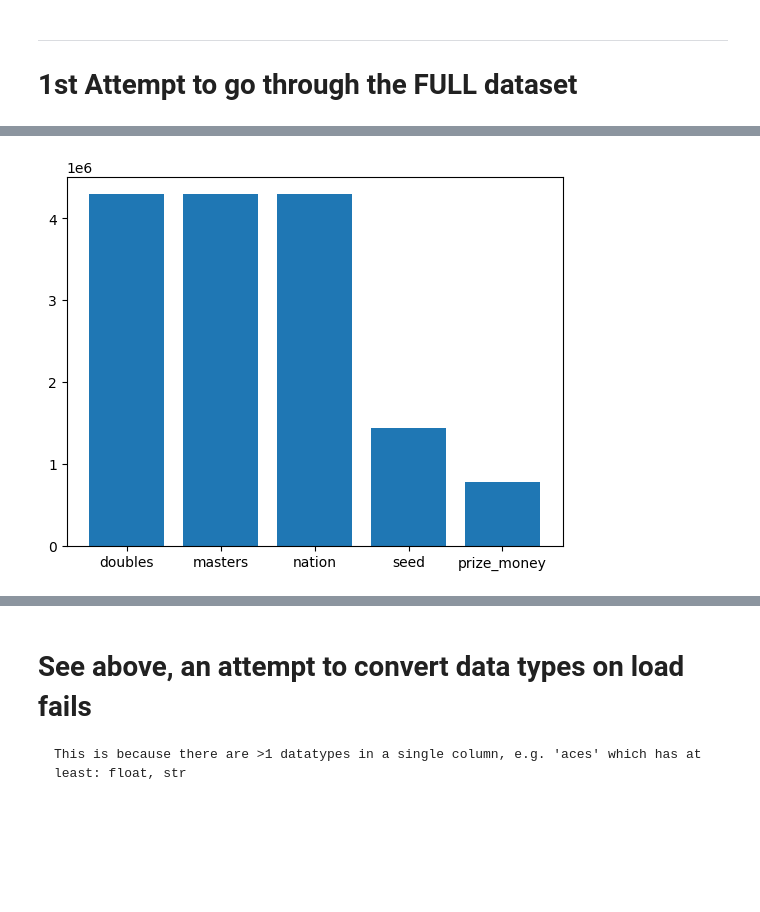
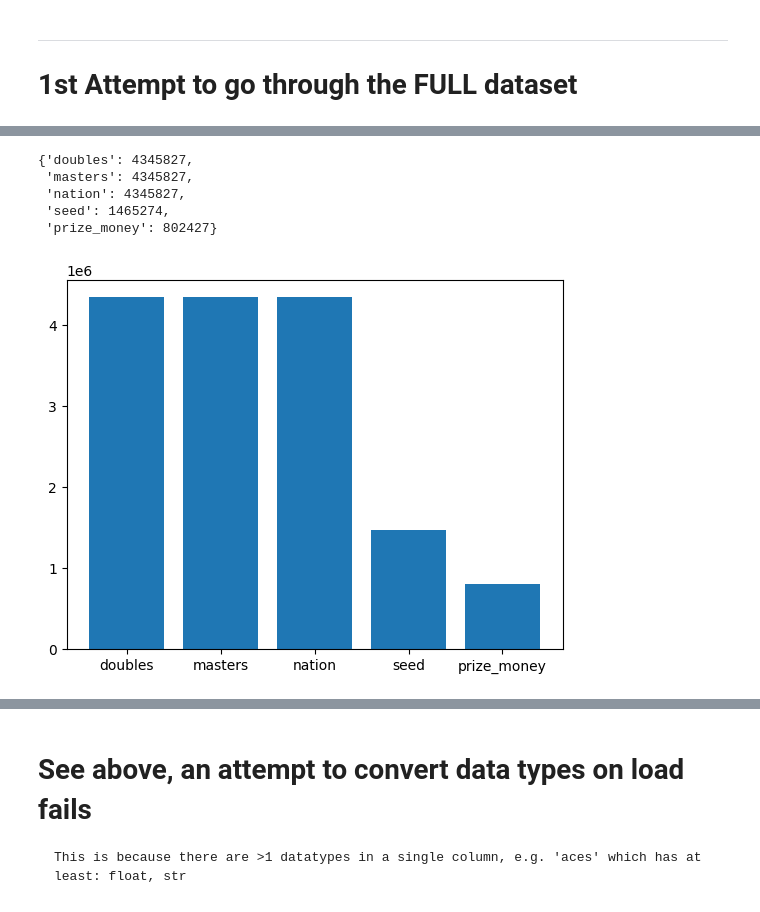
Before and after one commit to hughharford/atp, a Jupyter notebook: notebooks/01_EDA_data_cleanse.ipynb, the cells around one changed output, grey strips where cells are left out. Cells and saved outputs as stored; diff of their text form; code cells hidden in the pictures; blank space fills up the shorter version.

```diff
--- a/notebooks/01_EDA_data_cleanse.ipynb
+++ b/notebooks/01_EDA_data_cleanse.ipynb
@@ -472,8 +480,14 @@ Average MB per loop: 432.0
 # %%
 # check_completeness check_boolean_columns check_mixed_columns
 # check_numerical_columns check_key_distinguishing_columns
 D = check_key_distinguishing_columns
+display(D)
 plt.bar(range(len(D)), list(D.values()), align='center')
 plt.xticks(range(len(D)), list(D.keys()));
 # %% [output]
+{'doubles': 4345827,
+ 'masters': 4345827,
+ 'nation': 4345827,
+ 'seed': 1465274,
+ 'prize_money': 802427}
-[figure, old version]
+[figure, new version]
```
Also changed, not shown: parts of 17 cells of this notebook.
